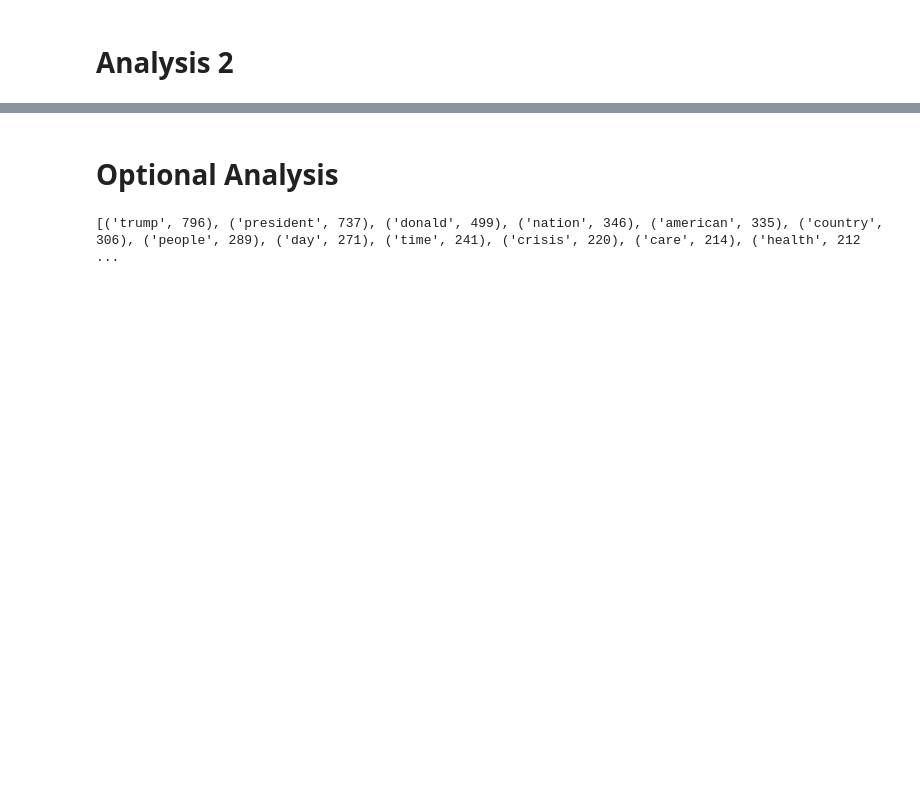
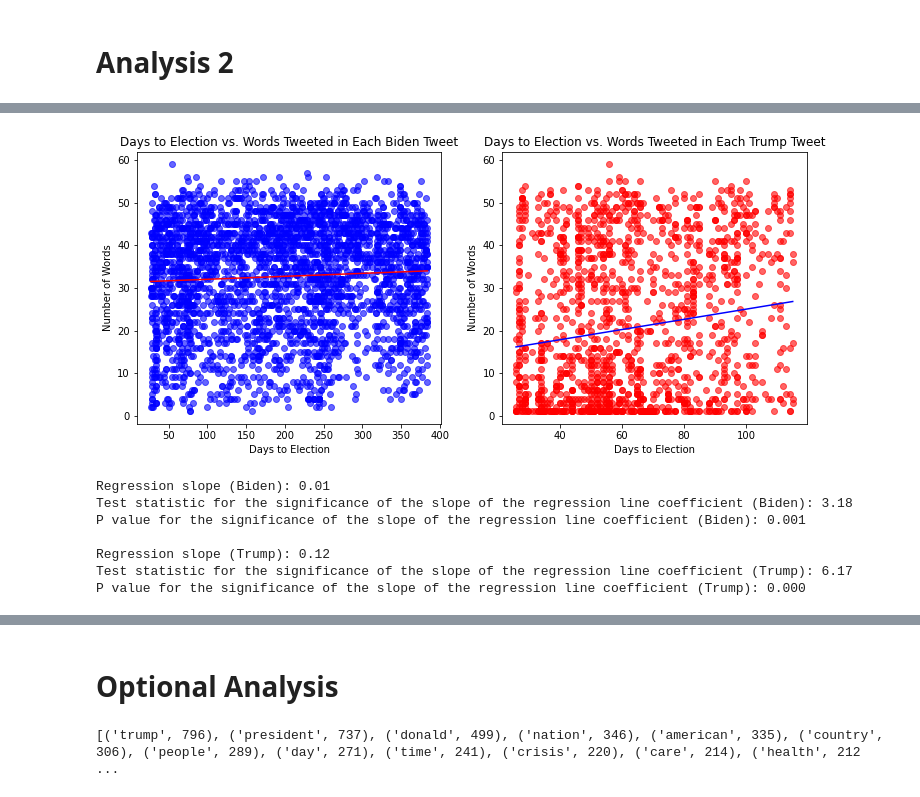
Before and after one commit to sunil-2000/Twitter-Data-Science-Project, a Jupyter notebook: phase4 FINAL (TAs Grade This).ipynb, the cells around one changed output, grey strips where cells are left out. Drawn from its saved outputs; the diff is of its cells as text; code cells hidden in the pictures; blank space fills up the shorter version.

Commit message:
Pulled specific values from OLS tables, placed graphs side by side in Analysis 2

```diff
--- a/phase4 FINAL (TAs Grade This).ipynb
+++ b/phase4 FINAL (TAs Grade This).ipynb
@@ -1129,0 +855,49 @@ Warnings:
+# %%
+# Biden words vs. days to election
+
+fig, (ax1, ax2) = plt.subplots(1, 2, figsize=(12, 5))
+
+b_days_words_model = linear_model.LinearRegression().fit(biden_tweets[["days_to_election"]], biden_tweets["words"])
+b_days_words_predict = b_days_words_model.predict(biden_tweets[["days_to_election"]])
+
+ax1.scatter(biden_tweets["days_to_election"], biden_tweets["words"], alpha = 0.6, color = "blue")
+ax1.plot(biden_tweets["days_to_election"], b_days_words_predict, c = "red")
+ax1.set_title("Days to Election vs. Words Tweeted in Each Biden Tweet")
+ax1.set_xlabel("Days to Election")
+ax1.set_ylabel("Number of Words")
+
+t_days_words_model = linear_model.LinearRegression().fit(trump_tweets[["days_to_election"]], trump_tweets["words"])
+t_days_words_predict = t_days_words_model.predict(trump_tweets[["days_to_election"]])
+
+ax2.scatter(trump_tweets["days_to_election"], trump_tweets["words"], alpha = 0.6, color = "red")
+ax2.plot(trump_tweets["days_to_election"], t_days_words_predict, c = "blue")
+ax2.set_title("Days to Election vs. Words Tweeted in Each Trump Tweet")
+ax2.set_xlabel("Days to Election")
+ax2.set_ylabel("Number of Words")
+
+plt.show()
+
+b_days_words_est = sm.OLS(biden_tweets["words"], sm.add_constant(biden_tweets[["days_to_election"]]))
+b_days_words_est2 = b_days_words_est.fit()
+# print(b_days_words_est2.summary()) # Prints the whole summary table for the regression line
+print("Regression slope (Biden): " + "{:.2f}".format(b_days_words_est2.params[1]))
+print("Test statistic for the significance of the slope of the regression line coefficient (Biden): " + "{:.2f}".format(b_days_words_est2.tvalues[1]))
+print("P value for the significance of the slope of the regression line coefficient (Biden): " + "{:.3f}".format(b_days_words_est2.pvalues[1]))
+
+print("")
+
+t_days_words_est = sm.OLS(trump_tweets["words"], sm.add_constant(trump_tweets[["days_to_election"]]))
+t_days_words_est2 = t_days_words_est.fit()
+# print(t_days_words_est2.summary())
+print("Regression slope (Trump): " + "{:.2f}".format(t_days_words_est2.params[1]))
+print("Test statistic for the significance of the slope of the regression line coefficient (Trump): " + "{:.2f}".format(t_days_words_est2.tvalues[1]))
+print("P value for the significance of the slope of the regression line coefficient (Trump): " + "{:.3f}".format(t_days_words_est2.pvalues[1]))
+# %% [output]
+[figure, added]
+Regression slope (Biden): 0.01
+Test statistic for the significance of the slope of the regression line coefficient (Biden): 3.18
+P value for the significance of the slope of the regression line coefficient (Biden): 0.001
+
+Regression slope (Trump): 0.12
+Test statistic for the significance of the slope of the regression line coefficient (Trump): 6.17
+P value for the significance of the slope of the regression line coefficient (Trump): 0.000
```
Also changed, not shown: parts of 15 cells of this notebook.
